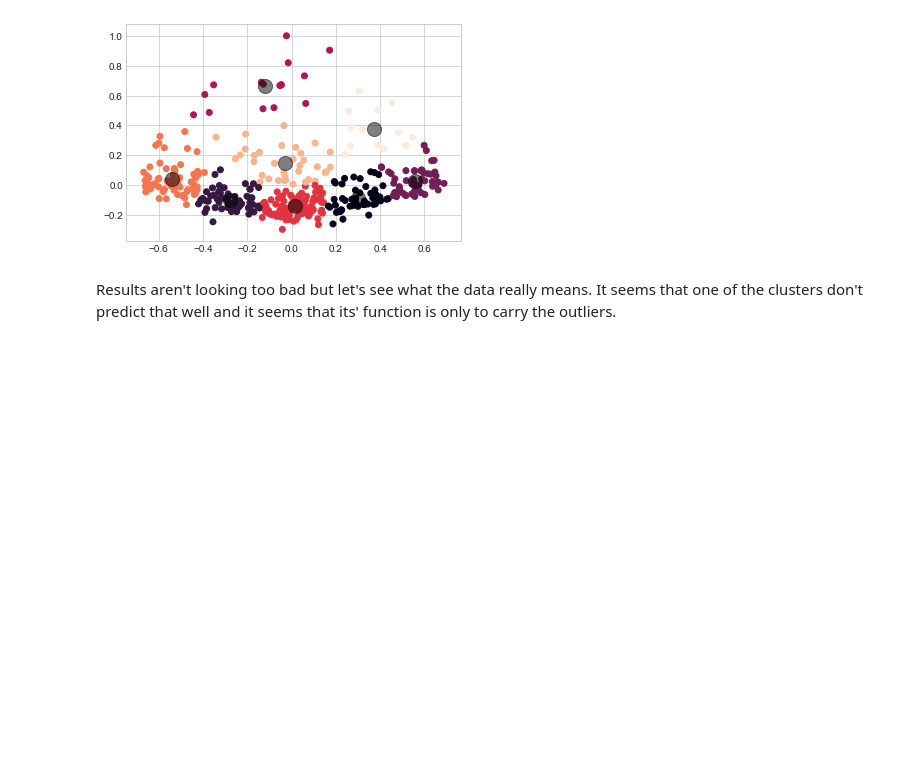
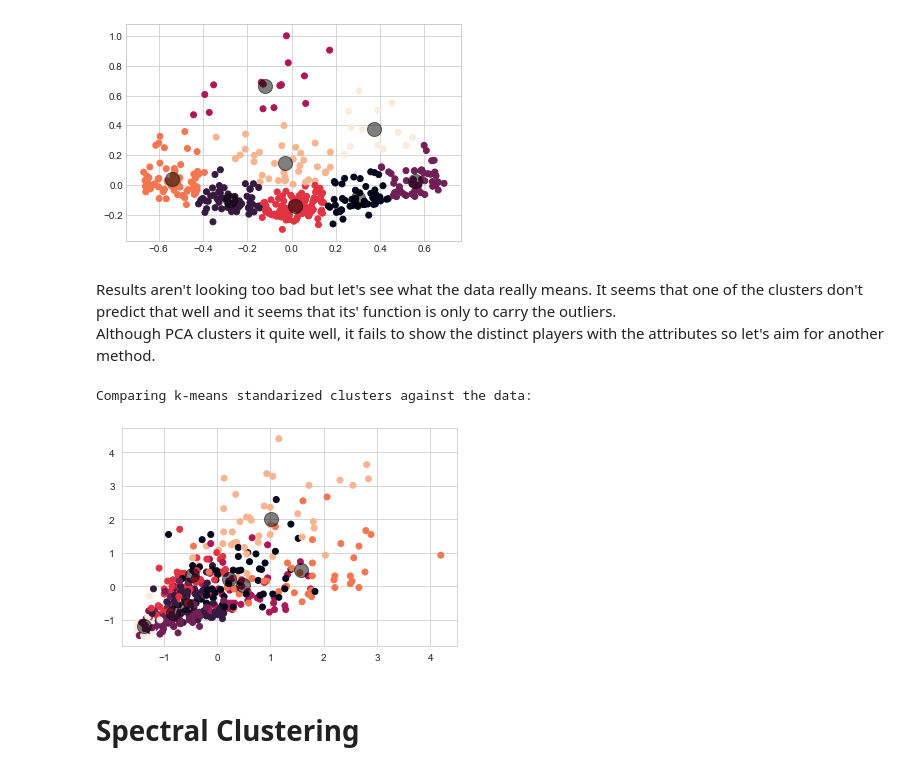
Before and after one commit to lamkg/Fantasy-Basketball-Draft-Project, a Jupyter notebook: Fantasy Basketball Projections 2019.ipynb, the cells around one changed output. Saved outputs shown, nothing was run; the diff lists cells and outputs as text; code cells hidden in the pictures; blank space fills up the shorter version.

Commit message:
Added spectral clustering and decided to use z sc

```diff
--- a/Fantasy Basketball Projections 2019.ipynb
+++ b/Fantasy Basketball Projections 2019.ipynb
@@ -387,3 +377,33 @@ Comparing k-means clusters against the data:
 [figure]
 # %% [markdown]
 Results aren't looking too bad but let's see what the data really means. It seems that one of the clusters don't predict that well and it seems that its' function is only to carry the outliers.
+<br>
+Although PCA clusters it quite well, it fails to show the distinct players with the attributes so let's aim for another method.
+# %%
+# Import kmeans with optimal amount of cluster
+kmeans = KMeans(n_clusters=8)
+
+# Fit the normalized data
+kmeans.fit(X_stand)
+
+# Predict kmeans
+y_kmeans = kmeans.predict(X_stand)
+
+# Calculate predicted values.
+y_kmeans = KMeans(n_clusters=8, random_state=42).fit_predict(X_stand)
+
+# Plot the solution.
+sns.set_style('whitegrid')
+plt.scatter(X_stand[:, 0], X_stand[:, 1], c=y_kmeans);
+
+# Plot centers
+centers = kmeans.cluster_centers_
+plt.scatter(centers[:, 0], centers[:, 1], c='black', s=200, alpha=0.5)
+
+# Check the solution against the data.
+print('Comparing k-means standarized clusters against the data:')
+# %% [output]
+Comparing k-means standarized clusters against the data:
+[figure, added]
+# %% [markdown]
+# Spectral Clustering
```
Also changed, not shown: parts of 10 cells of this notebook.
